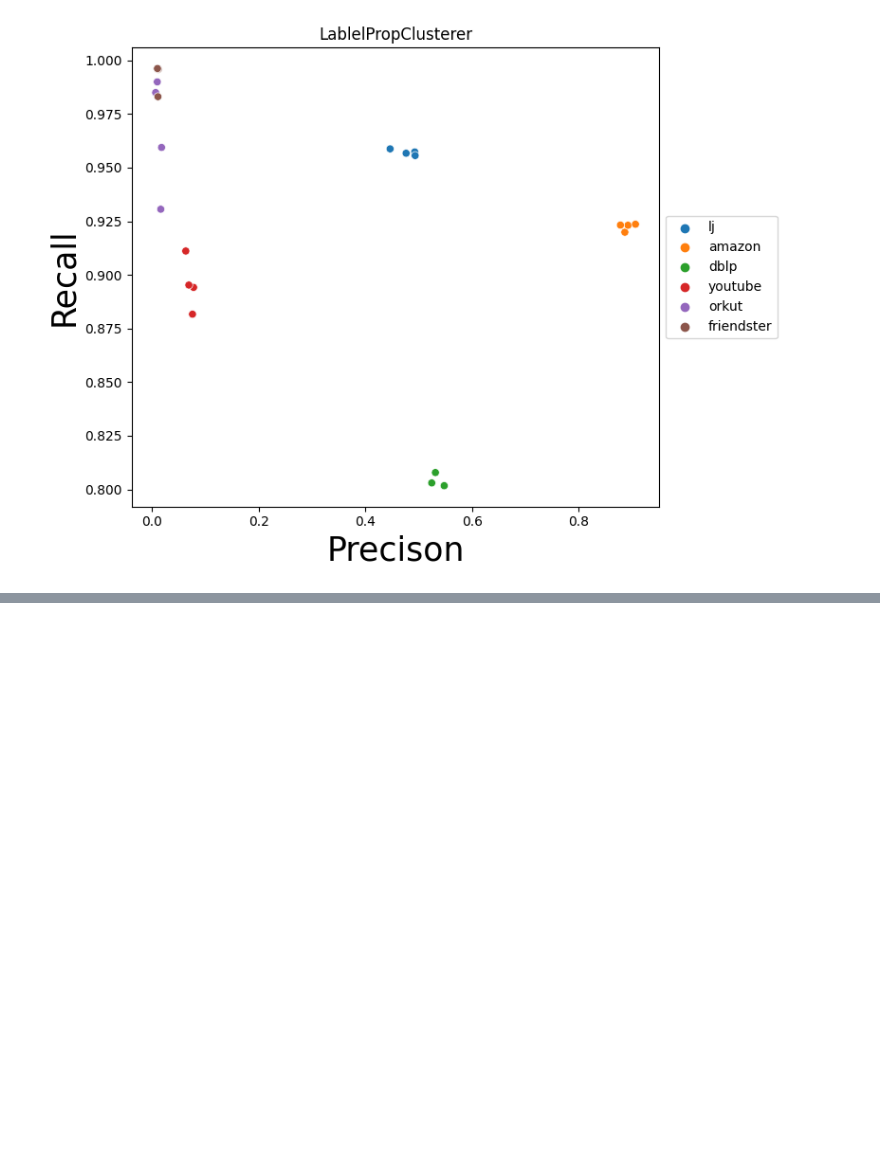
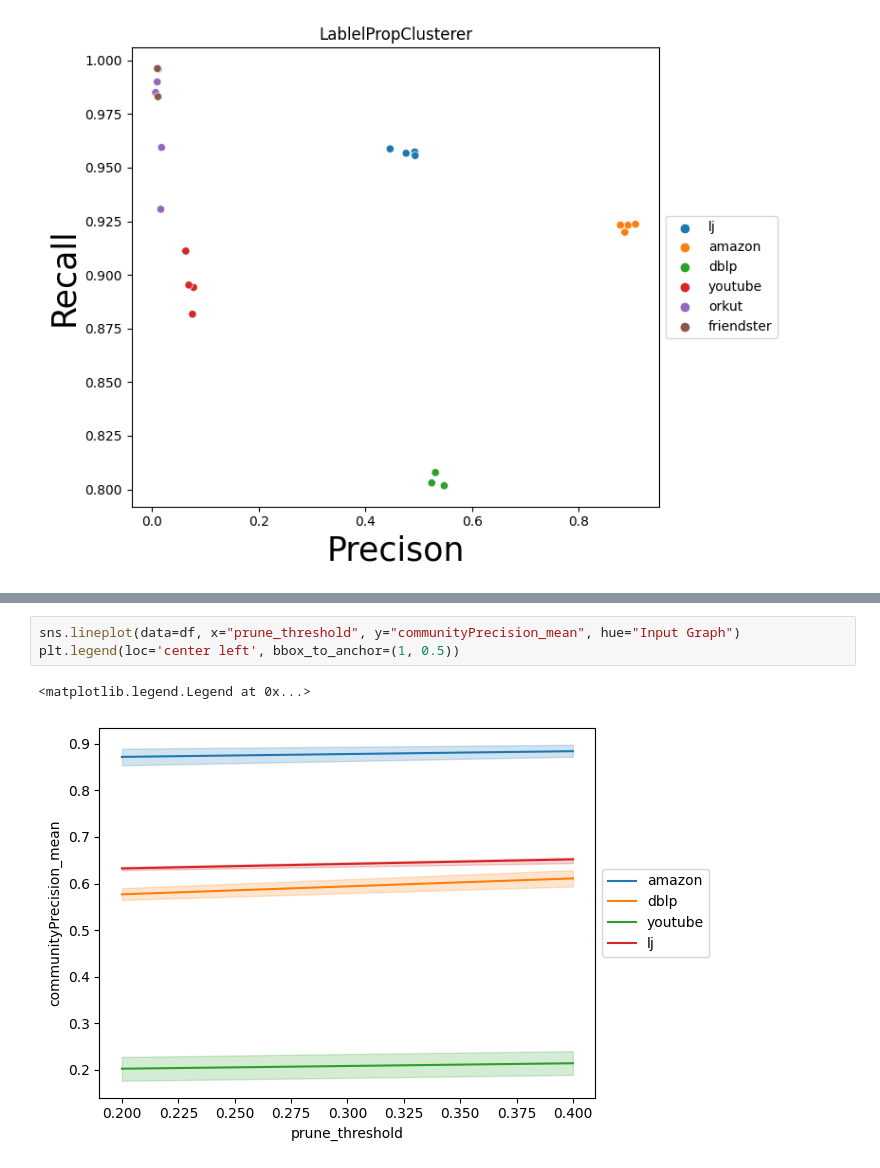
Before and after one commit to ParAlg/ParClusterers, a Jupyter notebook: plotting/plot_lp.ipynb, the cells around one changed output, grey strips where cells are left out. Cells and saved outputs as stored; diff of their text form; blank space fills up the shorter version.

```diff
--- a/plotting/plot_lp.ipynb
+++ b/plotting/plot_lp.ipynb
@@ -123,0 +89,6 @@ plt.savefig("../results/out_lp_precision_recall.pdf")
+# %%
+sns.lineplot(data=df, x="prune_threshold", y="communityPrecision_mean", hue="Input Graph")
+plt.legend(loc='center left', bbox_to_anchor=(1, 0.5))
+# %% [output]
+<matplotlib.legend.Legend at 0x...>
+[figure, added]
```
Also changed, not shown: parts of 8 cells of this notebook, 4 other files.
